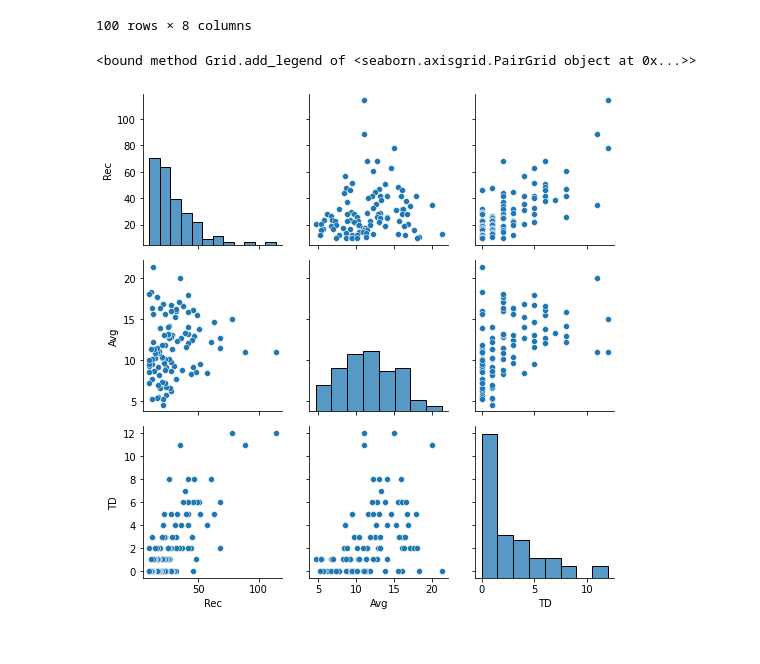
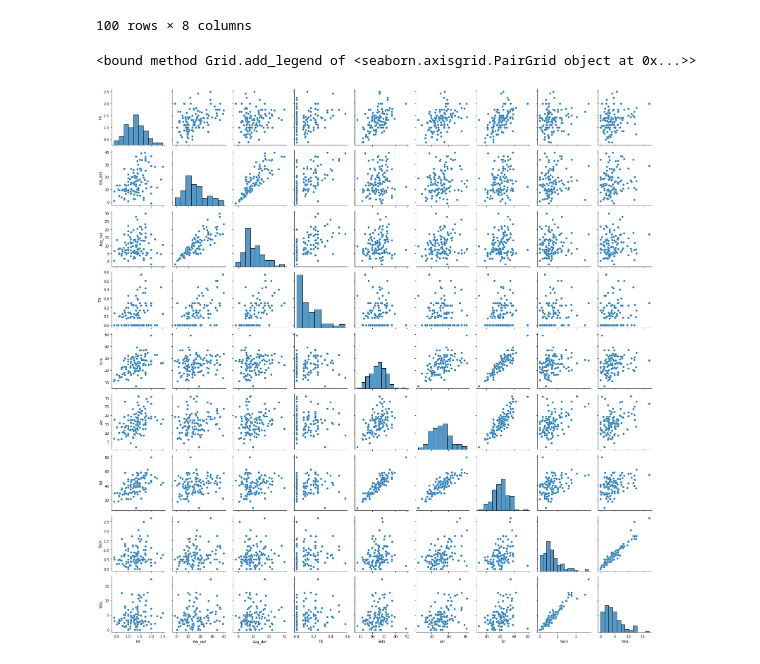
Before and after one commit to JosiahGuy/DS320Project, a Jupyter notebook: college_football_classifier.ipynb, the cells around one changed output. Cells and saved outputs as stored; diff of their text form; code cells hidden in the pictures.

Commit message:
rawdata folder created, defense data done

```diff
--- a/college_football_classifier.ipynb
+++ b/college_football_classifier.ipynb
@@ -10,3 +10,26 @@ import pandas as pd
 import seaborn as sns
 # %% [markdown]
 ## Reading in Data
+# %%
+#Defensive Data, all brought together.
+
+def_data_list= ["defense_acc.csv", "defense_big12.csv", "defense_american.csv", "defense_bigten.csv",
+                "defense_independent.csv", "defense_mac.csv", "defense_mountainwest.csv", "defense_pac12.csv",
+                "defense_sec.csv", "defense_sunbelt.csv"]
+
+df_defense = []
+
+def defense(data):
+    df = pd.read_csv("rawdata/" + data)
+    df = df.groupby("Team").mean()
+    df = df.rename(columns = {"Yds": "Yds_def", "Avg": "Avg_def"})
+
+    return df
+
+for i in def_data_list:
+    df = defense(i)
+    df_defense.append(df)
+
+result = pd.concat(df_defense)
+
+result
@@ -69,11 +88,12 @@ receiving_df
 100 rows × 8 columns
 # %%
 # Why in the world is Yds not here???
+# This is JUST for defense!
 
-g = sns.PairGrid(receiving_df)
+g = sns.PairGrid(result)
 g.map_diag(sns.histplot)
 g.map_offdiag(sns.scatterplot)
 g.add_legend
 # %% [output]
 <bound method Grid.add_legend of <seaborn.axisgrid.PairGrid object at 0x...>>
-[figure, old version]
+[figure, new version]
```
Also changed, not shown: parts of 3 cells of this notebook, 10 other files.
